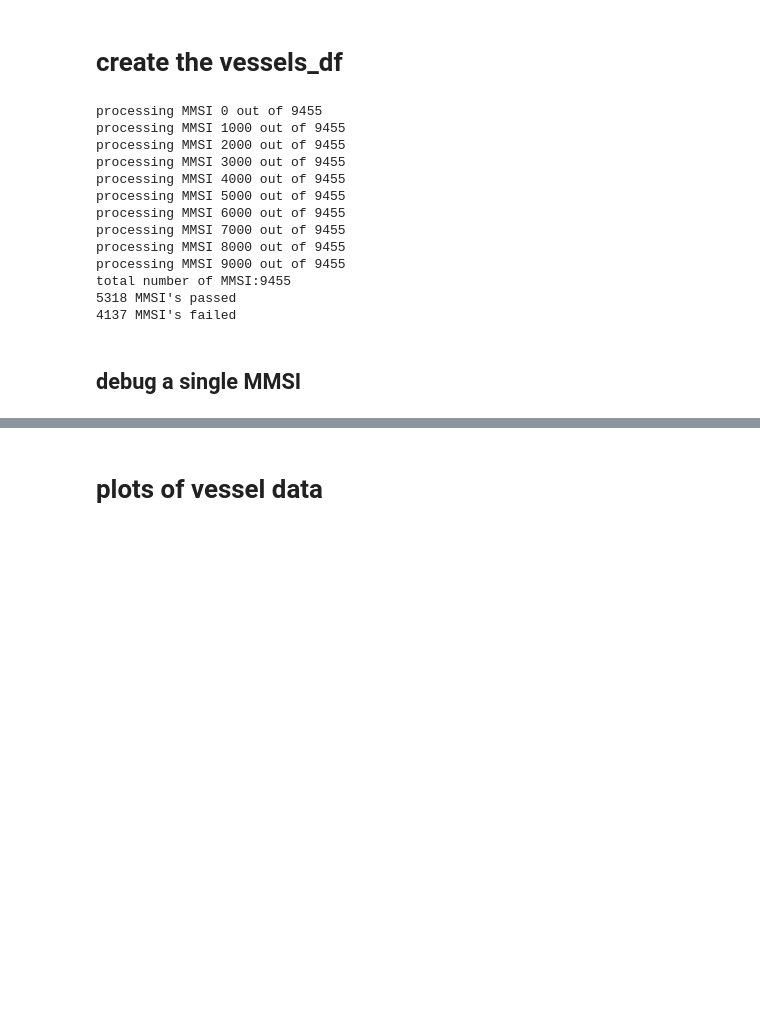
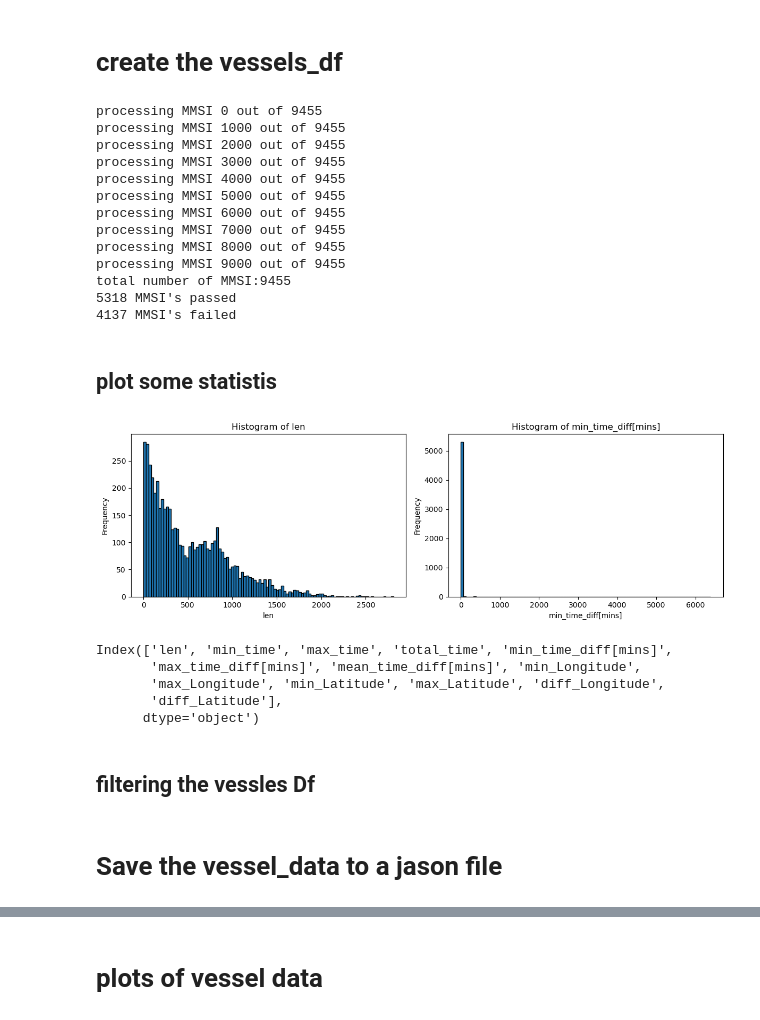
Before and after one commit to giladdanin10/tip-and-que-ships-personal, a Jupyter notebook: explore AIS.ipynb, the cells around one changed output, grey strips where cells are left out. Saved outputs shown, nothing was run; the diff lists cells and outputs as text; code cells hidden in the pictures; blank space fills up the shorter version.

Commit message:
jason works for most

```diff
--- a/explore AIS.ipynb
+++ b/explore AIS.ipynb
@@ -57,6 +120,11 @@ def get_vessel_data(vessel_data_dic,vessel_MMSI,to_print=False):
         # print(vessel_data.shape)
 
         vessel_data = vessel_data[vessel_data['Longitude'].notna()]
+
+# handle exponent represntations
+        vessel_data.loc[:, 'Latitude'] = vessel_data['Latitude'].apply(convert_to_float)
+        vessel_data.loc[:, 'Longitude'] = vessel_data['Longitude'].apply(convert_to_float)
+
         # print(vessel_data.shape)
 
         # sort data by time
@@ -66,7 +134,6 @@ def get_vessel_data(vessel_data_dic,vessel_MMSI,to_print=False):
     #     vessel_data = pd.DataFrame()
     #     # sys.exit(1)
     return vessel_data
-
 
 
 
@@ -147,6 +216,17 @@ def create_vessels_df(vessel_data_dic, MMSI_list, min_data_len_thresh=2,to_print
 # vessels_df = create_vessels_df(vessel_data_dic, partial_list)
 # %% [markdown]
 ## File handling functions
+# %%
+def load_or_create_df(csv_file_path, save_path):
+    if os.path.exists(save_path):
+        print(f"Loading DataFrame from {save_path}")
+        df = pd.read_pickle(save_path)
+    else:
+        print(f"Reading CSV file from {csv_file_path}")
+        df = pd.read_csv(csv_file_path, low_memory=False)
+        print(f"Saving DataFrame to {save_path}")
+        df.to_pickle(save_path)
+    return df
 # %%
 import pandas as pd
 import geopandas as gpd
@@ -515,5 +632,3 @@ processing MMSI 9000 out of 9455
 total number of MMSI:9455
 5318 MMSI's passed
 4137 MMSI's failed
-# %% [markdown]
-## debug a single MMSI
@@ -521,0 +635,59 @@ MMSI = 341021000
+# %% [markdown]
+## plot some statistis
+# %%
+import pandas as pd
+import matplotlib.pyplot as plt
+
+def plot_vessels_df_statistics(df, columns, bins=10):
+    """
+    Plots histograms of specified columns in a DataFrame as subplots.
+
+    df (pd.DataFrame): The DataFrame containing the data.
+    Parameters:
+    columns (list): List of column names to plot.
+    bins (int): Number of bins for the histograms.
+    """
+    num_columns = len(columns)
+    num_rows = (num_columns + 1) // 2  # Calculate number of rows needed for subplots
+
+    fig, axes = plt.subplots(num_rows, 2, figsize=(12, num_rows * 4))
+    axes = axes.flatten()  # Flatten the axes array to easily iterate over it
+
+    for i, column in enumerate(columns):
+        try:
+            if column in df.columns:
+                axes[i].hist(df[column], bins=bins, edgecolor='black')
+                axes[i].set_title(f'Histogram of {column}')
+                axes[i].set_xlabel(column)
+                axes[i].set_ylabel('Frequency')
+            else:
+                axes[i].text(0.5, 0.5, f'Column {column} not found', ha='center', va='center')
+                axes[i].set_title(f'Histogram of {column}')
+                axes[i].set_xlabel(column)
+                axes[i].set_ylabel('Frequency')
+        except:
+            print(f'could not plot {column}')
+
+    # Remove any unused subplots
+    for j in range(i + 1, len(axes)):
+        fig.delaxes(axes[j])
+
+    plt.tight_layout()
+    plt.show()
+
+
+columns_to_plot = ['field1', 'field2', 'field3']
+
+plot_vessels_df_statistics(vessels_df, ['len','min_time_diff[mins]'], bins=100)
+# %% [output]
+[figure, added]
+# %%
+vessels_df.columns
+# %% [output]
+Index(['len', 'min_time', 'max_time', 'total_time', 'min_time_diff[mins]',
+       'max_time_diff[mins]', 'mean_time_diff[mins]', 'min_Longitude',
+       'max_Longitude', 'min_Latitude', 'max_Latitude', 'diff_Longitude',
+       'diff_Latitude'],
+      dtype='object')
+# %% [markdown]
+## filtering the vessles Df
@@ -521,0 +709,2 @@ MMSI = 341021000
+# %% [markdown]
+# Save the vessel_data to a jason file
```
Also changed, not shown: parts of 16 cells of this notebook, 1 other file.
